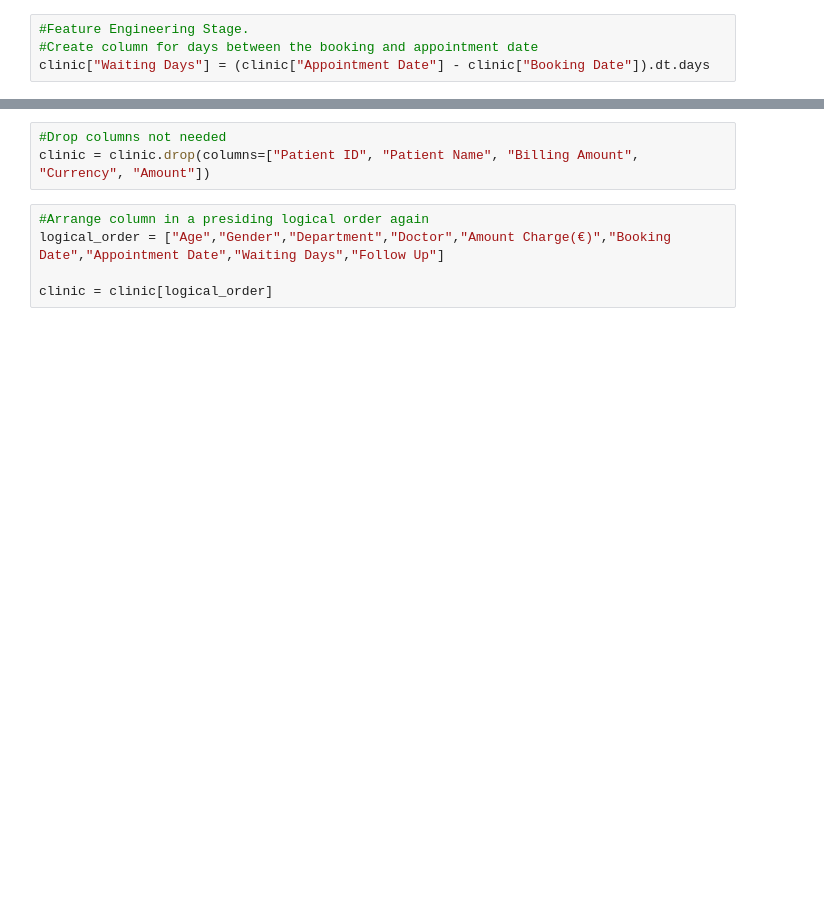
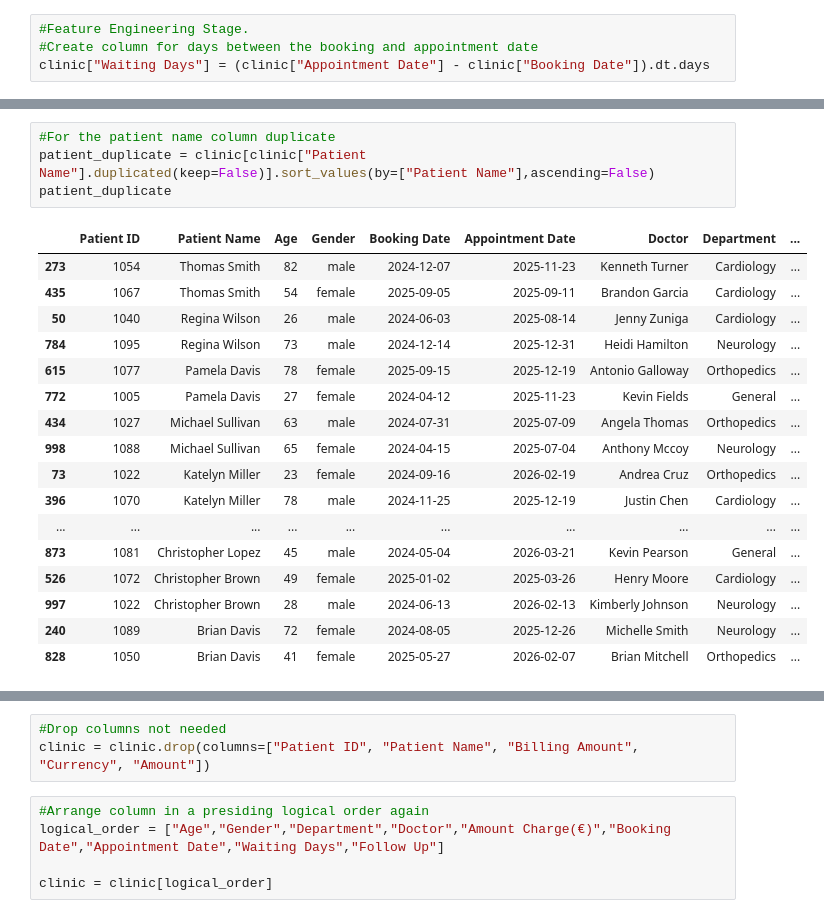
Before and after one commit to Thecular/ML-Practice-Projects, a Jupyter notebook: ML-Clinic.ipynb, the cells around one changed output, grey strips where cells are left out. Saved outputs shown, nothing was run; the diff lists cells and outputs as text; blank space fills up the shorter version.

```diff
--- a/ML-Clinic.ipynb
+++ b/ML-Clinic.ipynb
@@ -277,2 +279,24 @@ clinic["Waiting Days"] = (clinic["Appointment Date"] - clinic["Booking Date"]).d
 # %% [output]
 'From the statistic view, patient name and doctor column has the same uniques values. Is it the same patient with the same doctor, do they assign back to the same doctor once you have booked before? A ...
+# %%
+#For the patient name column duplicate
+patient_duplicate = clinic[clinic["Patient Name"].duplicated(keep=False)].sort_values(by=["Patient Name"],ascending=False)
+patient_duplicate
+# %% [output]
+|  | Patient ID | Patient Name | Age | Gender | Booking Date | Appointment Date | Doctor | Department | ... |
+| 273 | 1054 | Thomas Smith | 82 | male | 2024-12-07 | 2025-11-23 | Kenneth Turner | Cardiology | ... |
+| 435 | 1067 | Thomas Smith | 54 | female | 2025-09-05 | 2025-09-11 | Brandon Garcia | Cardiology | ... |
+| 50 | 1040 | Regina Wilson | 26 | male | 2024-06-03 | 2025-08-14 | Jenny Zuniga | Cardiology | ... |
+| 784 | 1095 | Regina Wilson | 73 | male | 2024-12-14 | 2025-12-31 | Heidi Hamilton | Neurology | ... |
+| 615 | 1077 | Pamela Davis | 78 | female | 2025-09-15 | 2025-12-19 | Antonio Galloway | Orthopedics | ... |
+| 772 | 1005 | Pamela Davis | 27 | female | 2024-04-12 | 2025-11-23 | Kevin Fields | General | ... |
+| 434 | 1027 | Michael Sullivan | 63 | male | 2024-07-31 | 2025-07-09 | Angela Thomas | Orthopedics | ... |
+| 998 | 1088 | Michael Sullivan | 65 | female | 2024-04-15 | 2025-07-04 | Anthony Mccoy | Neurology | ... |
+| 73 | 1022 | Katelyn Miller | 23 | female | 2024-09-16 | 2026-02-19 | Andrea Cruz | Orthopedics | ... |
+| 396 | 1070 | Katelyn Miller | 78 | male | 2024-11-25 | 2025-12-19 | Justin Chen | Cardiology | ... |
+| ... | ... | ... | ... | ... | ... | ... | ... | ... | ... |
+| 873 | 1081 | Christopher Lopez | 45 | male | 2024-05-04 | 2026-03-21 | Kevin Pearson | General | ... |
+| 526 | 1072 | Christopher Brown | 49 | female | 2025-01-02 | 2025-03-26 | Henry Moore | Cardiology | ... |
+| 997 | 1022 | Christopher Brown | 28 | male | 2024-06-13 | 2026-02-13 | Kimberly Johnson | Neurology | ... |
+| 240 | 1089 | Brian Davis | 72 | female | 2024-08-05 | 2025-12-26 | Michelle Smith | Neurology | ... |
+| 828 | 1050 | Brian Davis | 41 | female | 2025-05-27 | 2026-02-07 | Brian Mitchell | Orthopedics | ... |
```
Also changed, not shown: parts of 12 cells of this notebook, 1 other file.
